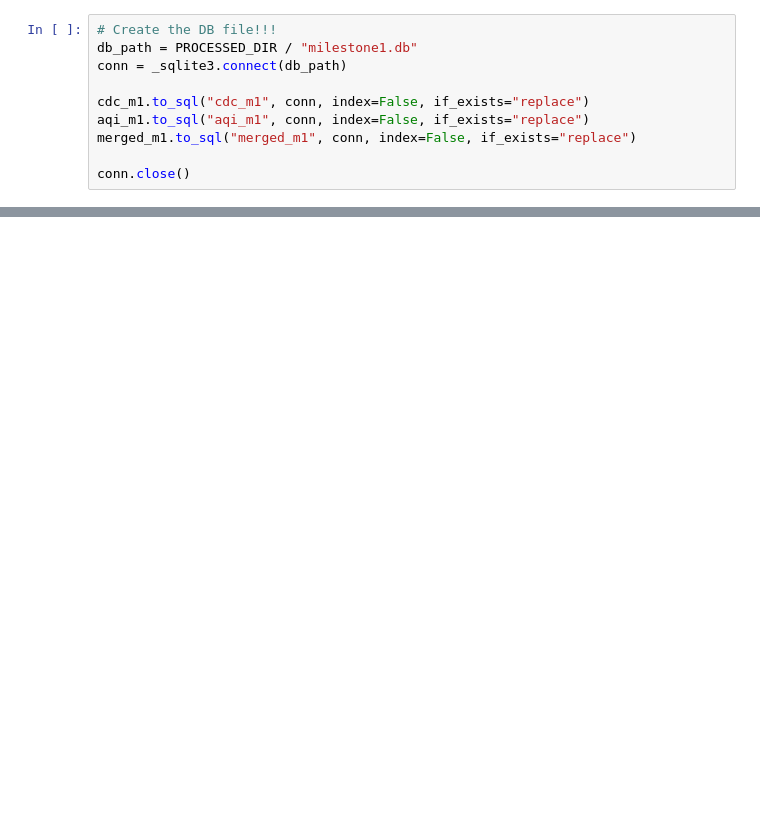
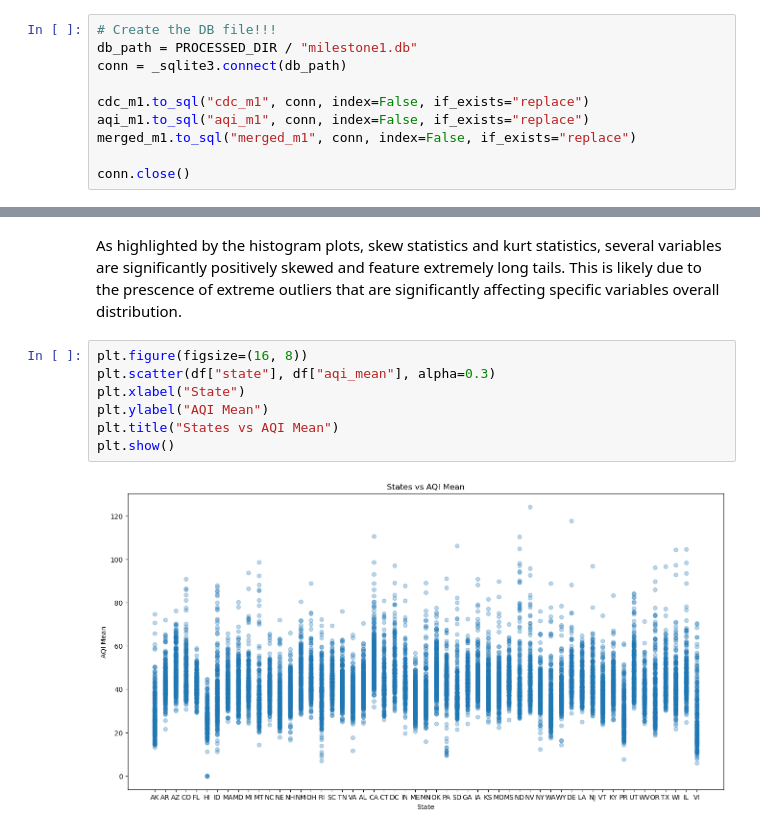
Before and after one commit to crewsdel/CAP5771-Milestone-1, a Jupyter notebook: Code Implementation/milestone_1_code.ipynb, the cells around one changed output, grey strips where cells are left out. Drawn from its saved outputs; the diff is of its cells as text; blank space fills up the shorter version.

```diff
--- a/Code Implementation/milestone_1_code.ipynb
+++ b/Code Implementation/milestone_1_code.ipynb
@@ -242,0 +303,11 @@ conn.close()
+# %% [markdown]
+As highlighted by the histogram plots, skew statistics and kurt statistics, several variables are significantly positively skewed and feature extremely long tails. This is likely due to the prescence of extreme outliers that are significantly affecting specific variables overall distribution.
+# %%
+plt.figure(figsize=(16, 8))
+plt.scatter(df["state"], df["aqi_mean"], alpha=0.3)
+plt.xlabel("State")
+plt.ylabel("AQI Mean")
+plt.title("States vs AQI Mean")
+plt.show()
+# %% [output]
+[figure, added]
```
Also changed, not shown: parts of 13 cells of this notebook.
